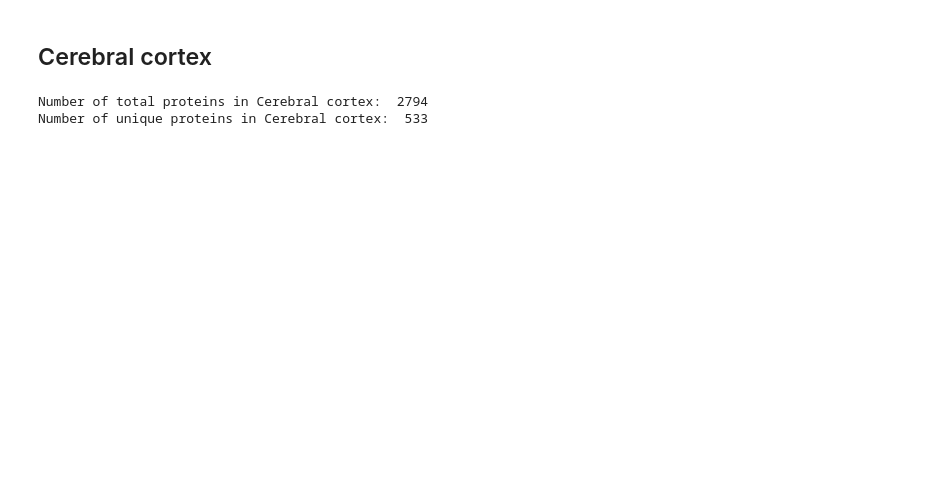
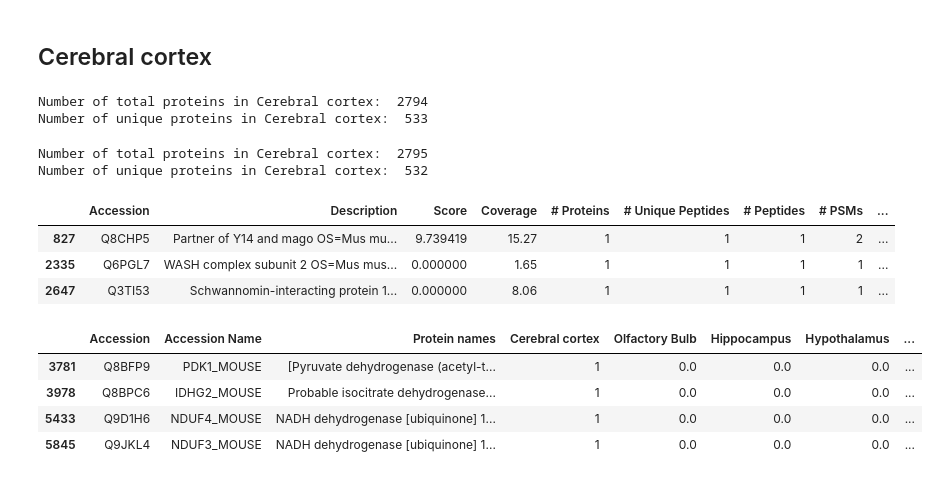
Before and after one commit to konstantinasfr/Mouse-Brain-Proteins, a Jupyter notebook: Part1-Comparative analysis.ipynb, the cells around one changed output. Drawn from its saved outputs; the diff is of its cells as text; code cells hidden in the pictures; blank space fills up the shorter version.

```diff
--- a/Part1-Comparative analysis.ipynb
+++ b/Part1-Comparative analysis.ipynb
@@ -608,3 +688,27 @@ print("Number of unique proteins in Cerebral cortex: ",CC_unique_found.shape[0])
 # %% [output]
 Number of total proteins in Cerebral cortex:  2794
 Number of unique proteins in Cerebral cortex:  533
+# %%
+print("Number of total proteins in Cerebral cortex: ",CC_data_given.shape[0])
+CC_unique_given = find_unique(CC_data_given,"CC")
+print("Number of unique proteins in Cerebral cortex: ",CC_unique_given.shape[0])
+# %% [output]
+Number of total proteins in Cerebral cortex:  2795
+Number of unique proteins in Cerebral cortex:  532
+# %%
+# belong to HC_unique_given and doesn't belong to HC_unique_found
+CC_unique_given[~CC_unique_given['Accession'].isin(CC_unique_found ['Accession'])]
+# %% [output]
+|  | Accession | Description | Score | Coverage | # Proteins | # Unique Peptides | # Peptides | # PSMs | ... |
+| 827 | Q8CHP5 | Partner of Y14 and mago OS=Mus mu... | 9.739419 | 15.27 | 1 | 1 | 1 | 2 | ... |
+| 2335 | Q6PGL7 | WASH complex subunit 2 OS=Mus mus... | 0.000000 | 1.65 | 1 | 1 | 1 | 1 | ... |
+| 2647 | Q3TI53 | Schwannomin-interacting protein 1... | 0.000000 | 8.06 | 1 | 1 | 1 | 1 | ... |
+# %%
+# belong to HC_unique_given and doesn't belong to CC_unique_given
+CC_unique_found[~CC_unique_found['Accession'].isin(CC_unique_given ['Accession'])]
+# %% [output]
+|  | Accession | Accession Name | Protein names | Cerebral cortex | Olfactory Bulb | Hippocampus | Hypothalamus | ... |
+| 3781 | Q8BFP9 | PDK1_MOUSE | [Pyruvate dehydrogenase (acetyl-t... | 1 | 0.0 | 0.0 | 0.0 | ... |
+| 3978 | Q8BPC6 | IDHG2_MOUSE | Probable isocitrate dehydrogenase... | 1 | 0.0 | 0.0 | 0.0 | ... |
+| 5433 | Q9D1H6 | NDUF4_MOUSE | NADH dehydrogenase [ubiquinone] 1... | 1 | 0.0 | 0.0 | 0.0 | ... |
+| 5845 | Q9JKL4 | NDUF3_MOUSE | NADH dehydrogenase [ubiquinone] 1... | 1 | 0.0 | 0.0 | 0.0 | ... |
```
Also changed, not shown: parts of 12 cells of this notebook.
